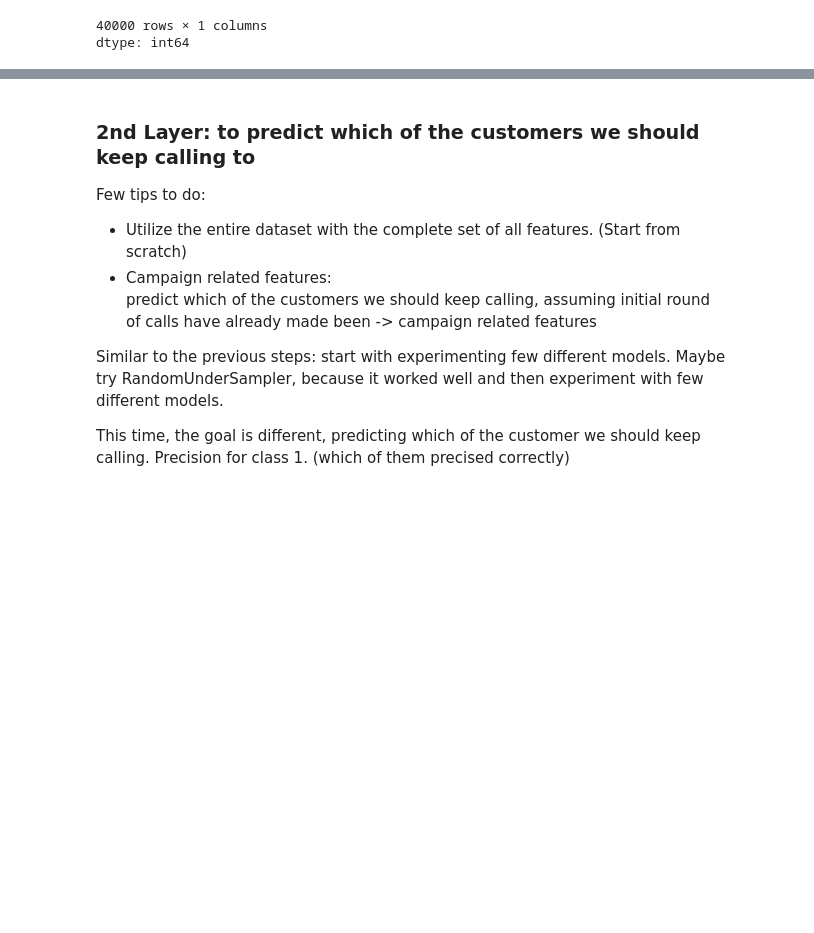
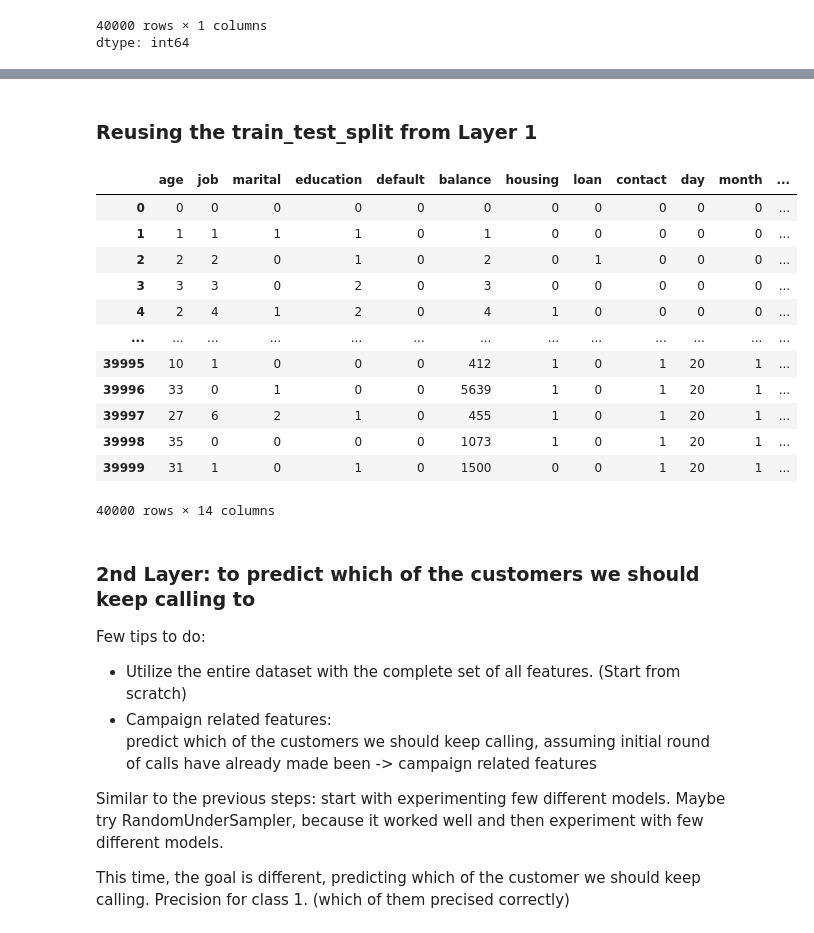
Before and after one commit to shinnew99/Apziva-Projects, a Jupyter notebook: Project2-TermDepositMarketing/2nd&3rdLayer.ipynb, the cells around one changed output, grey strips where cells are left out. Drawn from its saved outputs; the diff is of its cells as text; code cells hidden in the pictures; blank space fills up the shorter version.

```diff
--- a/Project2-TermDepositMarketing/2nd&3rdLayer.ipynb
+++ b/Project2-TermDepositMarketing/2nd&3rdLayer.ipynb
@@ -191 +194,19 @@ X2_train2
 28000 rows × 5 columns
+# %% [markdown]
+### Reusing the train_test_split from Layer 1
+# %%
+df_copy
+# %% [output]
+|  | age | job | marital | education | default | balance | housing | loan | contact | day | month | ... |
+| 0 | 0 | 0 | 0 | 0 | 0 | 0 | 0 | 0 | 0 | 0 | 0 | ... |
+| 1 | 1 | 1 | 1 | 1 | 0 | 1 | 0 | 0 | 0 | 0 | 0 | ... |
+| 2 | 2 | 2 | 0 | 1 | 0 | 2 | 0 | 1 | 0 | 0 | 0 | ... |
+| 3 | 3 | 3 | 0 | 2 | 0 | 3 | 0 | 0 | 0 | 0 | 0 | ... |
+| 4 | 2 | 4 | 1 | 2 | 0 | 4 | 1 | 0 | 0 | 0 | 0 | ... |
+| ... | ... | ... | ... | ... | ... | ... | ... | ... | ... | ... | ... | ... |
+| 39995 | 10 | 1 | 0 | 0 | 0 | 412 | 1 | 0 | 1 | 20 | 1 | ... |
+| 39996 | 33 | 0 | 1 | 0 | 0 | 5639 | 1 | 0 | 1 | 20 | 1 | ... |
+| 39997 | 27 | 6 | 2 | 1 | 0 | 455 | 1 | 0 | 1 | 20 | 1 | ... |
+| 39998 | 35 | 0 | 0 | 0 | 0 | 1073 | 1 | 0 | 1 | 20 | 1 | ... |
+| 39999 | 31 | 1 | 0 | 1 | 0 | 1500 | 0 | 0 | 1 | 20 | 1 | ... |
+40000 rows × 14 columns
```
Also changed, not shown: parts of 28 cells of this notebook.
